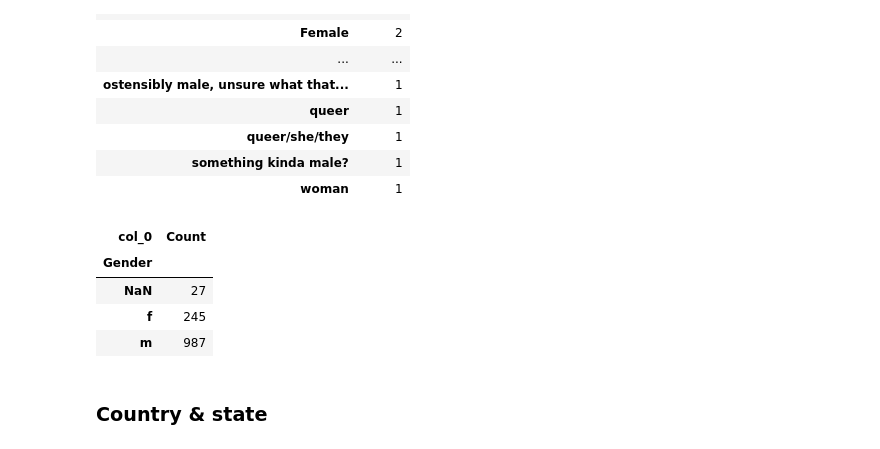
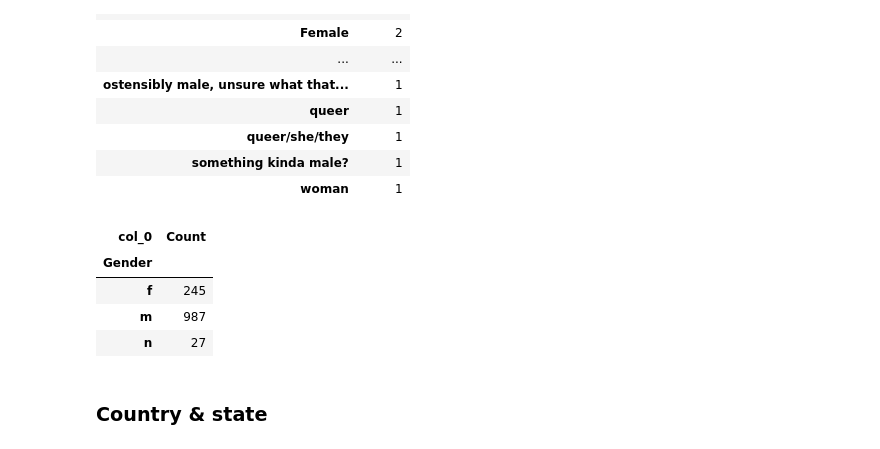
Before and after one commit to Svito-zar/AIweek-hackaton-Health, a Jupyter notebook: mental_health_in_tech/Fredrik/Untitled.ipynb, the cells around one changed output. Cells and saved outputs as stored; diff of their text form; code cells hidden in the pictures.

Commit message:
Data clean.

```diff
--- a/mental_health_in_tech/Fredrik/Untitled.ipynb
+++ b/mental_health_in_tech/Fredrik/Untitled.ipynb
@@ -23,3 +19,6 @@ data = pd.read_csv(path + fname)
+# %%
+fname = 'survey.csv'
+data = pd.read_csv(fname)
 # %%
 data
 # %% [output]
@@ -117,20 +116,20 @@ tab #.sort_values(by='Count', ascending=False)
 # %%
 # Fix the data
 dg = data['Gender']
 dg = dg.str.lower()
 dg = dg.str.replace('cis', '')
 dg = dg.str.strip()
 dg[dg.str[:1] == 'm'] = 'm'
 dg[dg.str[:2] == 'fe'] = 'f'
 dg[dg == '-female/femme'] = 'f'
-dg[(dg != 'f') & (dg != 'm')] = np.NaN
+dg[(dg != 'f') & (dg != 'm')] = 'n'
 pd.crosstab(dg.fillna('NaN'), columns='Count', dropna=False)
 # %% [output]
 | col_0 | Count |
 | Gender |  |
-| NaN | 27 |
 | f | 245 |
 | m | 987 |
+| n | 27 |
 # %%
 data['Gender'] = dg
 # %% [markdown]
```
Also changed, not shown: parts of 74 cells of this notebook.
